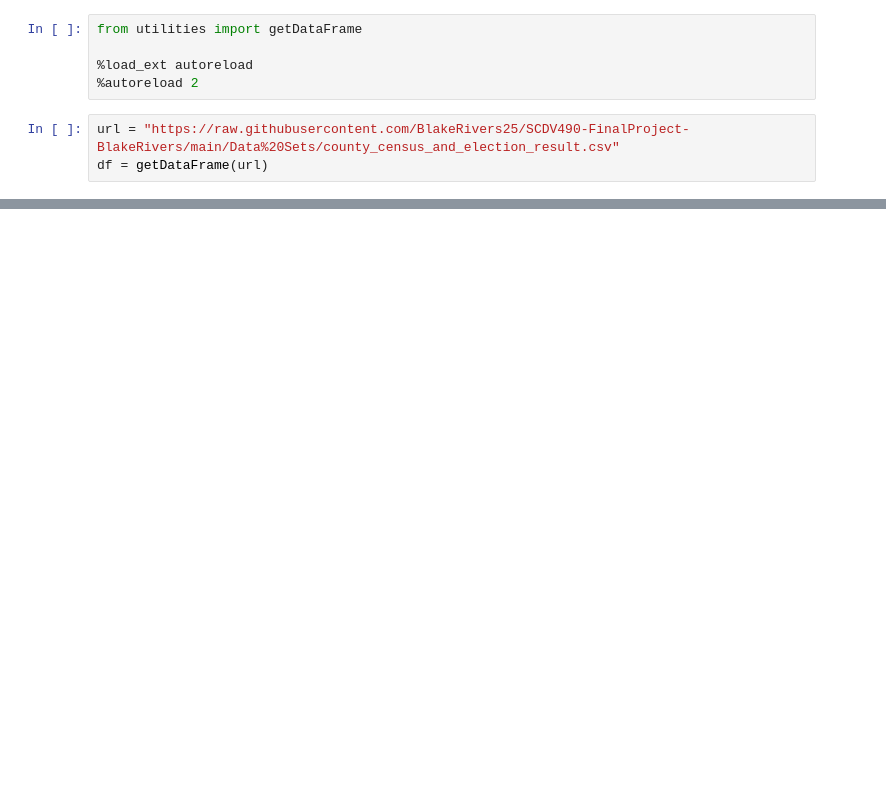
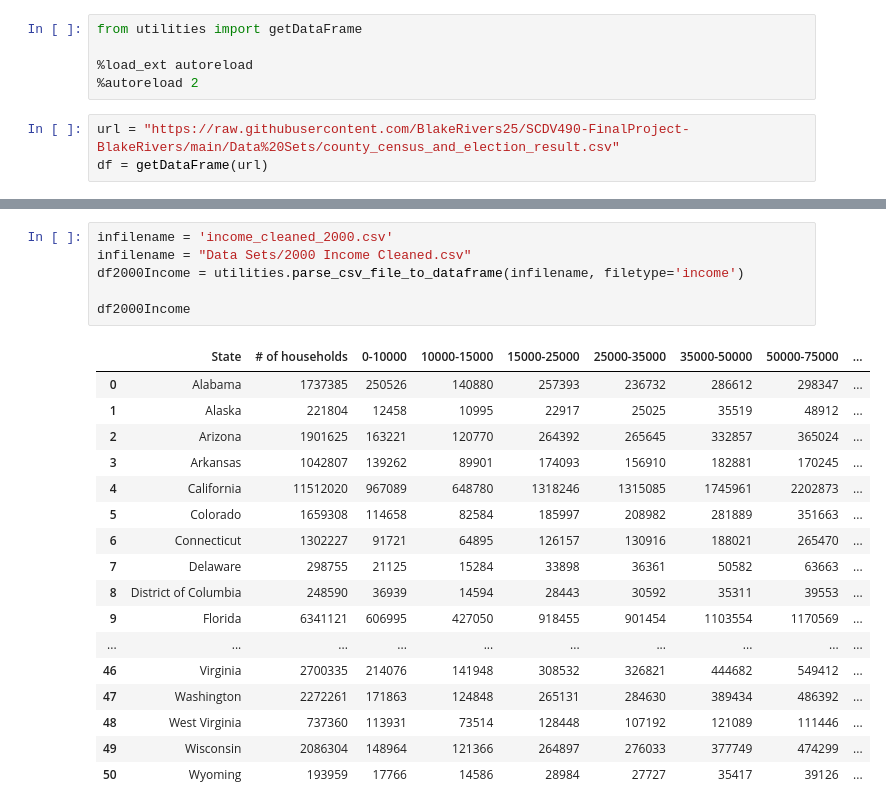
Before and after one commit to BlakeRivers25/SCDV490-FinalProject-BlakeRivers, a Jupyter notebook: test_cases.ipynb, the cells around one changed output, grey strips where cells are left out. Saved outputs shown, nothing was run; the diff lists cells and outputs as text; blank space fills up the shorter version.

```diff
--- a/test_cases.ipynb
+++ b/test_cases.ipynb
@@ -77,0 +42,24 @@ ax.set_xlabel('')
+# %%
+infilename = 'income_cleaned_2000.csv'
+infilename = "Data Sets/2000 Income Cleaned.csv"
+df2000Income = utilities.parse_csv_file_to_dataframe(infilename, filetype='income')
+
+df2000Income
+# %% [output]
+|  | State | # of households | 0-10000 | 10000-15000 | 15000-25000 | 25000-35000 | 35000-50000 | 50000-75000 | ... |
+| 0 | Alabama | 1737385 | 250526 | 140880 | 257393 | 236732 | 286612 | 298347 | ... |
+| 1 | Alaska | 221804 | 12458 | 10995 | 22917 | 25025 | 35519 | 48912 | ... |
+| 2 | Arizona | 1901625 | 163221 | 120770 | 264392 | 265645 | 332857 | 365024 | ... |
+| 3 | Arkansas | 1042807 | 139262 | 89901 | 174093 | 156910 | 182881 | 170245 | ... |
+| 4 | California | 11512020 | 967089 | 648780 | 1318246 | 1315085 | 1745961 | 2202873 | ... |
+| 5 | Colorado | 1659308 | 114658 | 82584 | 185997 | 208982 | 281889 | 351663 | ... |
+| 6 | Connecticut | 1302227 | 91721 | 64895 | 126157 | 130916 | 188021 | 265470 | ... |
+| 7 | Delaware | 298755 | 21125 | 15284 | 33898 | 36361 | 50582 | 63663 | ... |
+| 8 | District of Columbia | 248590 | 36939 | 14594 | 28443 | 30592 | 35311 | 39553 | ... |
+| 9 | Florida | 6341121 | 606995 | 427050 | 918455 | 901454 | 1103554 | 1170569 | ... |
+| ... | ... | ... | ... | ... | ... | ... | ... | ... | ... |
+| 46 | Virginia | 2700335 | 214076 | 141948 | 308532 | 326821 | 444682 | 549412 | ... |
+| 47 | Washington | 2272261 | 171863 | 124848 | 265131 | 284630 | 389434 | 486392 | ... |
+| 48 | West Virginia | 737360 | 113931 | 73514 | 128448 | 107192 | 121089 | 111446 | ... |
+| 49 | Wisconsin | 2086304 | 148964 | 121366 | 264897 | 276033 | 377749 | 474299 | ... |
+| 50 | Wyoming | 193959 | 17766 | 14586 | 28984 | 27727 | 35417 | 39126 | ... |
```
Also changed, not shown: parts of 12 cells of this notebook.
